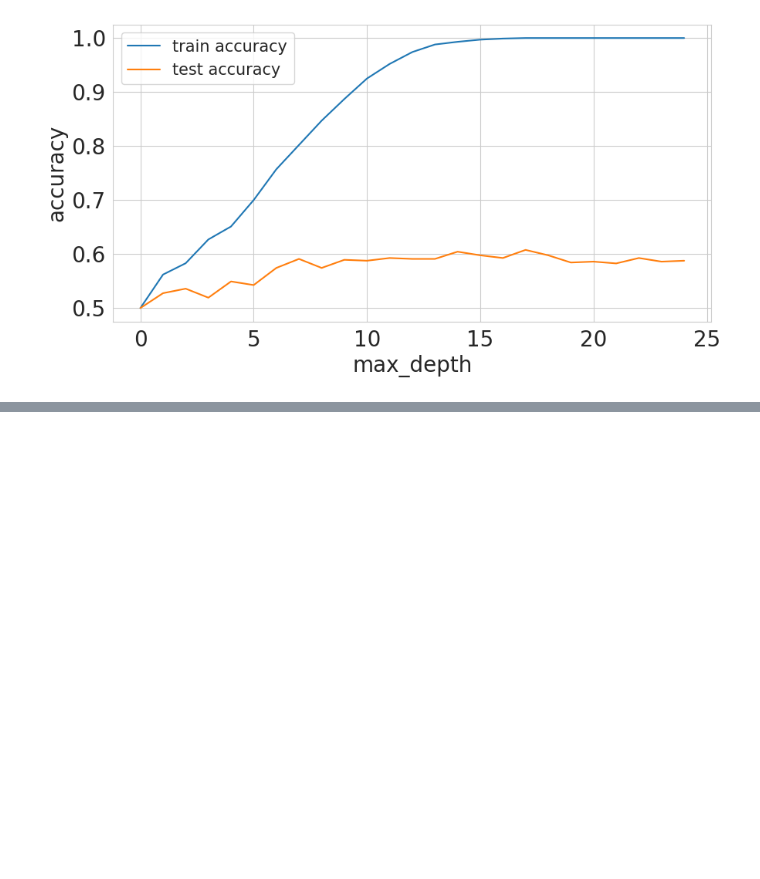
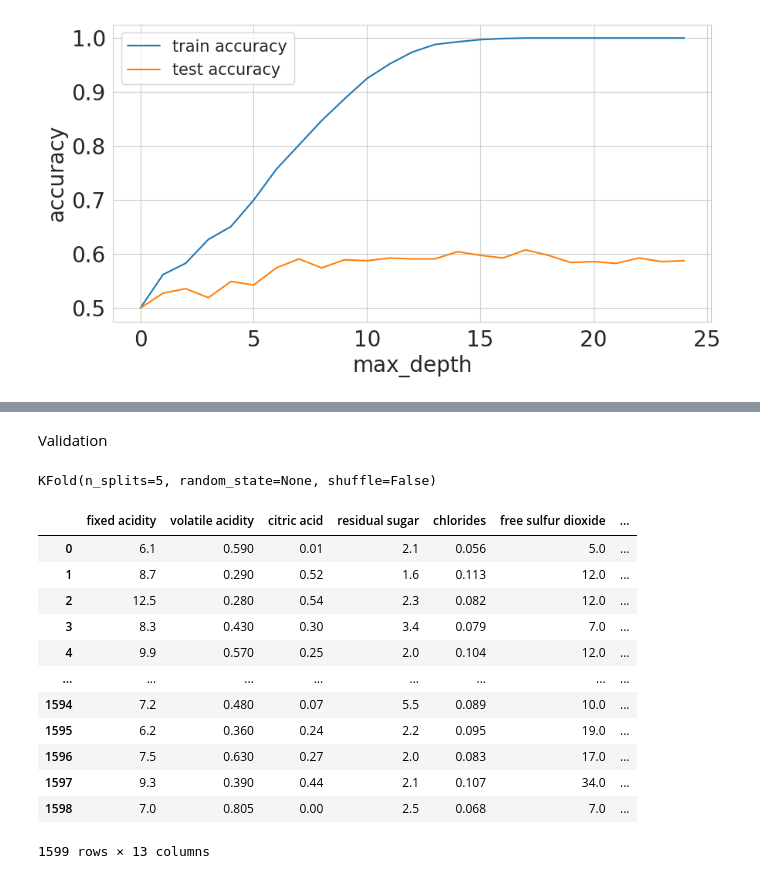
Before and after one commit to gavinloverqq/Exercise, a Jupyter notebook: AAAMLP/c1.ipynb, the cells around one changed output, grey strips where cells are left out. Cells and saved outputs as stored; diff of their text form; code cells hidden in the pictures; blank space fills up the shorter version.

```diff
--- a/AAAMLP/c1.ipynb
+++ b/AAAMLP/c1.ipynb
@@ -244,3 +244,35 @@ plt.show()
 # Overfitting
 - 神经网络中，尤其是数据集很小，网络很大，会发生训练集和测试集很快到了最小loss，之后训练的loss可能继续减小，但是测试loss反而增加。
 ![image.png](attachment:image.png)
+# %% [markdown]
+Validation
+# %%
+from sklearn import model_selection
+model_selection.KFold(n_splits=5)
+# %% [output]
+KFold(n_splits=5, random_state=None, shuffle=False)
+# %%
+import pandas as pd
+from sklearn import model_selection
+
+df = pd.read_csv("winequality-red.csv")
+df['kfold'] = -1
+df = df.sample(frac=1).reset_index(drop=True)
+kf = model_selection.KFold(n_splits=5)
+for fold, (trn_, val_) in enumerate(kf.split(X=df)):
+    df.loc[val_, 'kfold'] = fold
+df
+# %% [output]
+|  | fixed acidity | volatile acidity | citric acid | residual sugar | chlorides | free sulfur dioxide | ... |
+| 0 | 6.1 | 0.590 | 0.01 | 2.1 | 0.056 | 5.0 | ... |
+| 1 | 8.7 | 0.290 | 0.52 | 1.6 | 0.113 | 12.0 | ... |
+| 2 | 12.5 | 0.280 | 0.54 | 2.3 | 0.082 | 12.0 | ... |
+| 3 | 8.3 | 0.430 | 0.30 | 3.4 | 0.079 | 7.0 | ... |
+| 4 | 9.9 | 0.570 | 0.25 | 2.0 | 0.104 | 12.0 | ... |
+| ... | ... | ... | ... | ... | ... | ... | ... |
+| 1594 | 7.2 | 0.480 | 0.07 | 5.5 | 0.089 | 10.0 | ... |
+| 1595 | 6.2 | 0.360 | 0.24 | 2.2 | 0.095 | 19.0 | ... |
+| 1596 | 7.5 | 0.630 | 0.27 | 2.0 | 0.083 | 17.0 | ... |
+| 1597 | 9.3 | 0.390 | 0.44 | 2.1 | 0.107 | 34.0 | ... |
+| 1598 | 7.0 | 0.805 | 0.00 | 2.5 | 0.068 | 7.0 | ... |
+1599 rows × 13 columns
```
